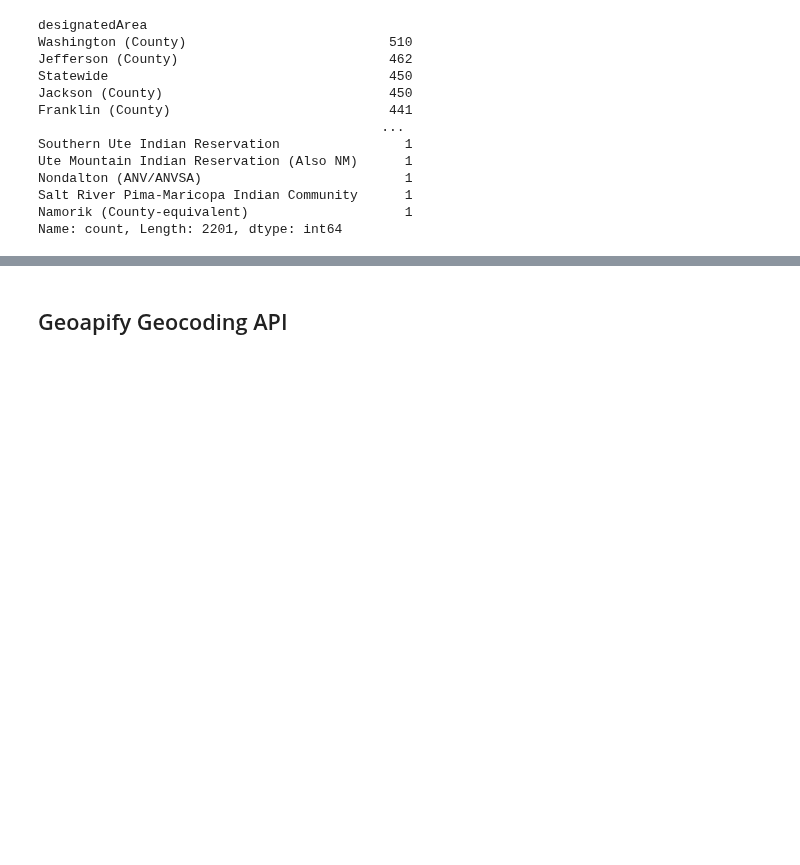
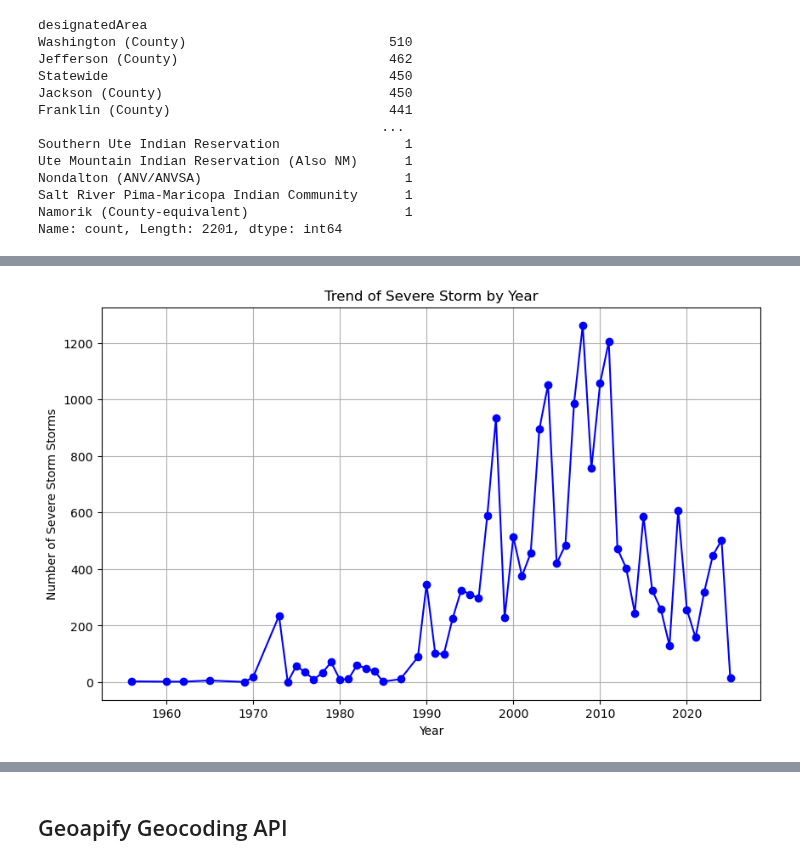
Before and after one commit to Neelka96/HavocMapper, a Jupyter notebook: data_tunnel - Avenika.ipynb, the cells around one changed output, grey strips where cells are left out. Drawn from its saved outputs; the diff is of its cells as text; code cells hidden in the pictures; blank space fills up the shorter version.

Commit message:
Graph Commit

```diff
--- a/data_tunnel - Avenika.ipynb
+++ b/data_tunnel - Avenika.ipynb
@@ -198,3 +213,22 @@ Nondalton (ANV/ANVSA)                          1
 Salt River Pima-Maricopa Indian Community      1
 Namorik (County-equivalent)                    1
 Name: count, Length: 2201, dtype: int64
+# %%
+# Extract decleration_year from declarationDate
+
+declarationDate = fema_disasters["declarationDate"]
+df= pd.DataFrame(declarationDate)
+df["declarationDate"] = pd.to_datetime(df["declarationDate"])
+df["declaration_year"] = df["declarationDate"].dt.year
+print(df)
+
+# Count disasters by year
+#yearly_disasters = ["declaration_year"].value_counts().sort_index()
+
+# Plot trends over time
+# plt.plot(yearly_disasters.index, yearly_disasters.values, marker='o')
+# plt.title("Number of Disasters Over Time")
+# plt.xlabel("Year")
+# plt.ylabel("Count of Disasters")
+# plt.grid()
+# plt.show()
@@ -200,0 +260,4 @@ Name: count, Length: 2201, dtype: int64
+# %%
+#adding declaration_year to fema_disasters data set
+fema_disasters["declaration_year"] = df["declaration_year"]
+fema_disasters.head()
@@ -200,0 +313,21 @@ Name: count, Length: 2201, dtype: int64
+# %%
+# Count Severe Storm data by year
+# Your original code, generating the count of incident types by year
+sever_storms_by_year = fema_disasters.groupby("declaration_year")["incidentType"].value_counts().sort_index()
+
+# Filter for 'Severe Storm' and create a new series for plotting
+severe_storms = sever_storms_by_year.xs("Severe Storm", level="incidentType")
+
+# Plotting the data
+severe_storms.plot(kind='line', figsize=(10, 6), color='b', marker='o')
+
+# Adding title and labels
+plt.title('Trend of Severe Storm by Year')
+plt.xlabel('Year')
+plt.ylabel('Number of Severe Storm Storms')
+plt.grid(True)
+
+# Show the plot
+plt.show()
+# %% [output]
+[figure, added]
```
Also changed, not shown: parts of 11 cells of this notebook.
